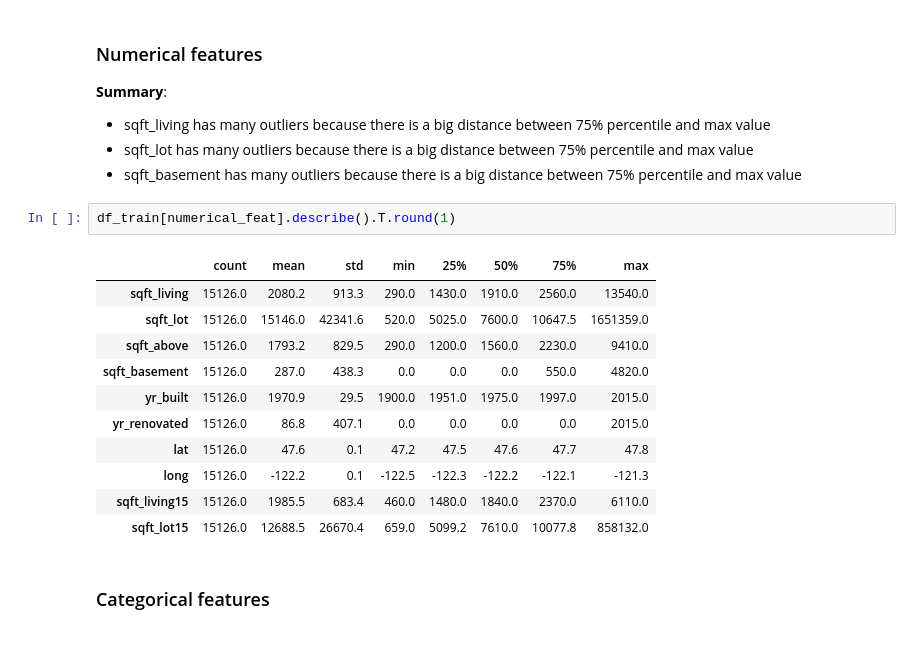
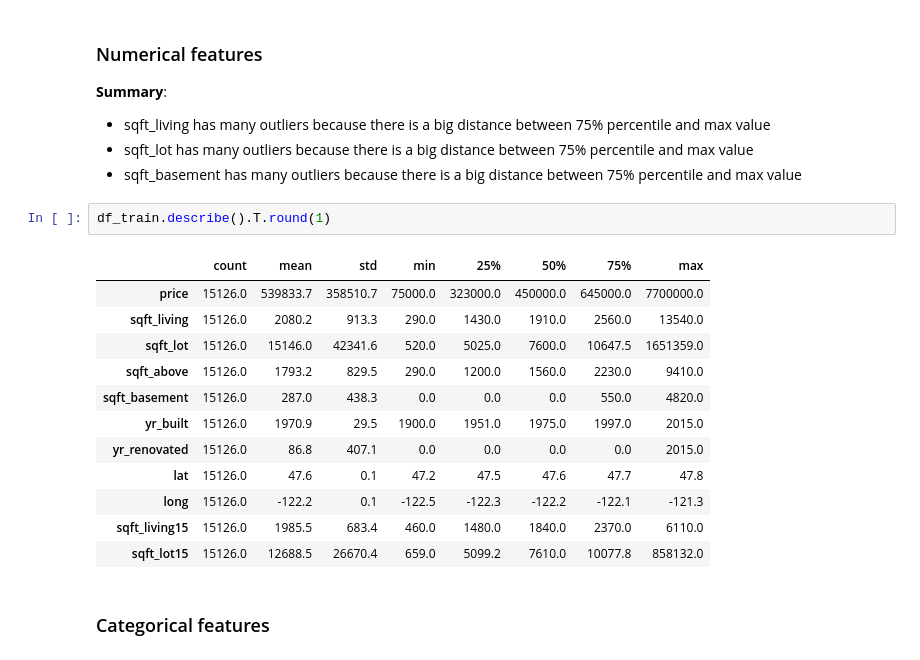
Before and after one commit to Nicola-Ibrahim/House-price-prediction, a Jupyter notebook: House pricing prediction.ipynb, the cells around one changed output. Cells and saved outputs as stored; diff of their text form.

```diff
--- a/House pricing prediction.ipynb
+++ b/House pricing prediction.ipynb
@@ -206,9 +200,10 @@ memory usage: 2.2+ MB
 - sqft_lot has many outliers because there is a big distance between 75% percentile and max value
 - sqft_basement has many outliers because there is a big distance between 75% percentile and max value
 # %%
-df_train[numerical_feat].describe().T.round(1)
+df_train.describe().T.round(1)
 # %% [output]
 |  | count | mean | std | min | 25% | 50% | 75% | max |
+| price | 15126.0 | 539833.7 | 358510.7 | 75000.0 | 323000.0 | 450000.0 | 645000.0 | 7700000.0 |
 | sqft_living | 15126.0 | 2080.2 | 913.3 | 290.0 | 1430.0 | 1910.0 | 2560.0 | 13540.0 |
 | sqft_lot | 15126.0 | 15146.0 | 42341.6 | 520.0 | 5025.0 | 7600.0 | 10647.5 | 1651359.0 |
 | sqft_above | 15126.0 | 1793.2 | 829.5 | 290.0 | 1200.0 | 1560.0 | 2230.0 | 9410.0 |
```
Also changed, not shown: parts of 67 cells of this notebook.
